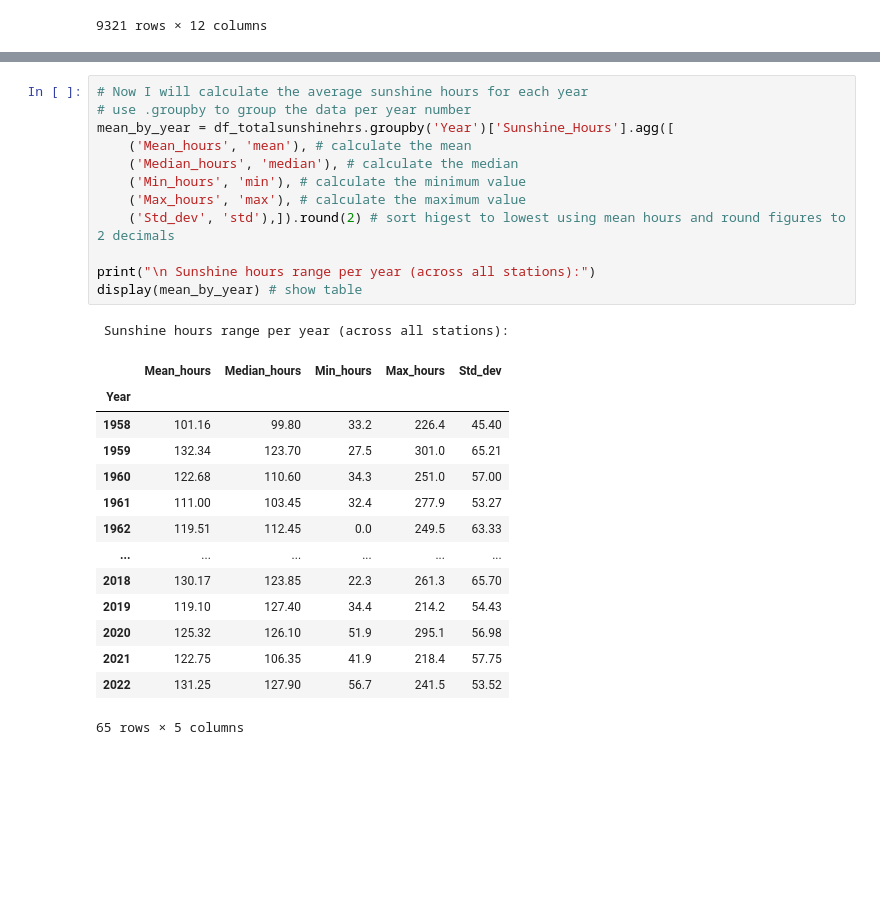
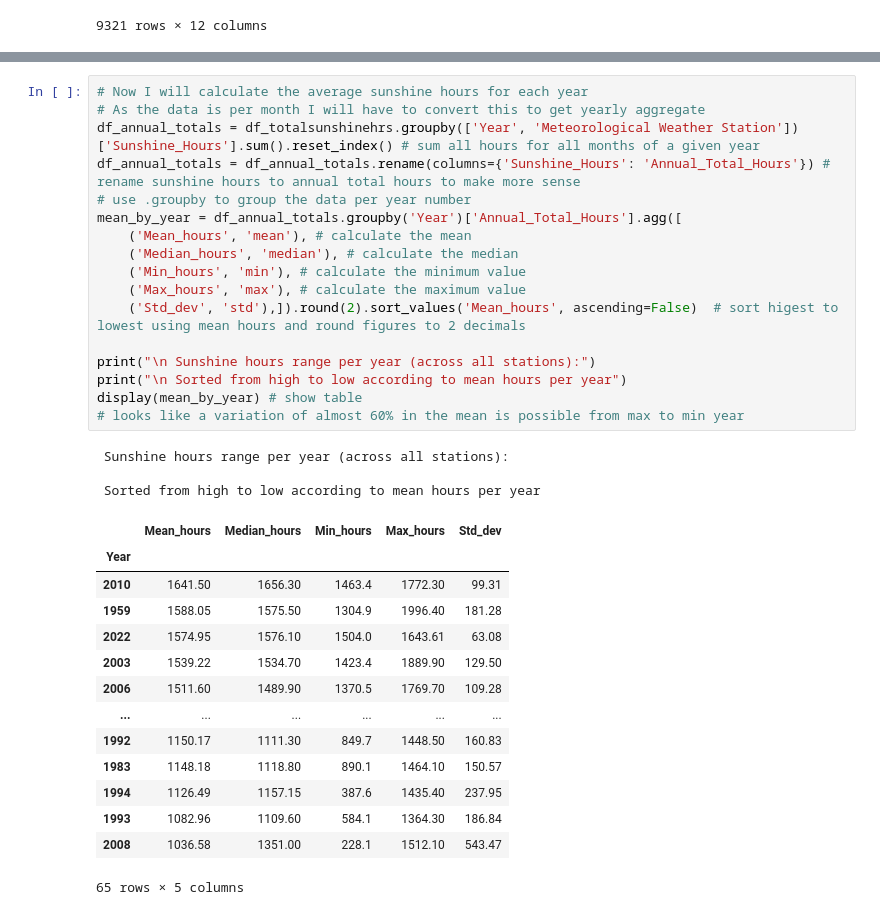
Before and after one commit to Hugo-van-Zyl/programming-for-data-analytics, a Jupyter notebook: Big Project/bigproject.ipynb, the cells around one changed output, grey strips where cells are left out. Saved outputs shown, nothing was run; the diff lists cells and outputs as text; blank space fills up the shorter version.

```diff
--- a/Big Project/bigproject.ipynb
+++ b/Big Project/bigproject.ipynb
@@ -211,28 +231,35 @@ display(mean_by_month) # show table
 # %%
 # Now I will calculate the average sunshine hours for each year
+# As the data is per month I will have to convert this to get yearly aggregate
+df_annual_totals = df_totalsunshinehrs.groupby(['Year', 'Meteorological Weather Station'])['Sunshine_Hours'].sum().reset_index() # sum all hours for all months of a given year
+df_annual_totals = df_annual_totals.rename(columns={'Sunshine_Hours': 'Annual_Total_Hours'}) # rename sunshine hours to annual total hours to make more sense
 # use .groupby to group the data per year number
-mean_by_year = df_totalsunshinehrs.groupby('Year')['Sunshine_Hours'].agg([
+mean_by_year = df_annual_totals.groupby('Year')['Annual_Total_Hours'].agg([
     ('Mean_hours', 'mean'), # calculate the mean
     ('Median_hours', 'median'), # calculate the median
     ('Min_hours', 'min'), # calculate the minimum value
     ('Max_hours', 'max'), # calculate the maximum value
-    ('Std_dev', 'std'),]).round(2) # sort higest to lowest using mean hours and round figures to 2 decimals
+    ('Std_dev', 'std'),]).round(2).sort_values('Mean_hours', ascending=False)  # sort higest to lowest using mean hours and round figures to 2 decimals
 
 print("\n Sunshine hours range per year (across all stations):")
+print("\n Sorted from high to low according to mean hours per year")
 display(mean_by_year) # show table
+# looks like a variation of almost 60% in the mean is possible from max to min year
 # %% [output]
  Sunshine hours range per year (across all stations):
+
+ Sorted from high to low according to mean hours per year
 |  | Mean_hours | Median_hours | Min_hours | Max_hours | Std_dev |
 | Year |  |  |  |  |  |
-| 1958 | 101.16 | 99.80 | 33.2 | 226.4 | 45.40 |
-| 1959 | 132.34 | 123.70 | 27.5 | 301.0 | 65.21 |
-| 1960 | 122.68 | 110.60 | 34.3 | 251.0 | 57.00 |
-| 1961 | 111.00 | 103.45 | 32.4 | 277.9 | 53.27 |
-| 1962 | 119.51 | 112.45 | 0.0 | 249.5 | 63.33 |
+| 2010 | 1641.50 | 1656.30 | 1463.4 | 1772.30 | 99.31 |
+| 1959 | 1588.05 | 1575.50 | 1304.9 | 1996.40 | 181.28 |
+| 2022 | 1574.95 | 1576.10 | 1504.0 | 1643.61 | 63.08 |
+| 2003 | 1539.22 | 1534.70 | 1423.4 | 1889.90 | 129.50 |
+| 2006 | 1511.60 | 1489.90 | 1370.5 | 1769.70 | 109.28 |
 | ... | ... | ... | ... | ... | ... |
-| 2018 | 130.17 | 123.85 | 22.3 | 261.3 | 65.70 |
-| 2019 | 119.10 | 127.40 | 34.4 | 214.2 | 54.43 |
-| 2020 | 125.32 | 126.10 | 51.9 | 295.1 | 56.98 |
-| 2021 | 122.75 | 106.35 | 41.9 | 218.4 | 57.75 |
-| 2022 | 131.25 | 127.90 | 56.7 | 241.5 | 53.52 |
+| 1992 | 1150.17 | 1111.30 | 849.7 | 1448.50 | 160.83 |
+| 1983 | 1148.18 | 1118.80 | 890.1 | 1464.10 | 150.57 |
+| 1994 | 1126.49 | 1157.15 | 387.6 | 1435.40 | 237.95 |
+| 1993 | 1082.96 | 1109.60 | 584.1 | 1364.30 | 186.84 |
+| 2008 | 1036.58 | 1351.00 | 228.1 | 1512.10 | 543.47 |
 65 rows × 5 columns
```
Also changed, not shown: parts of 4 cells of this notebook, 1 other file.
